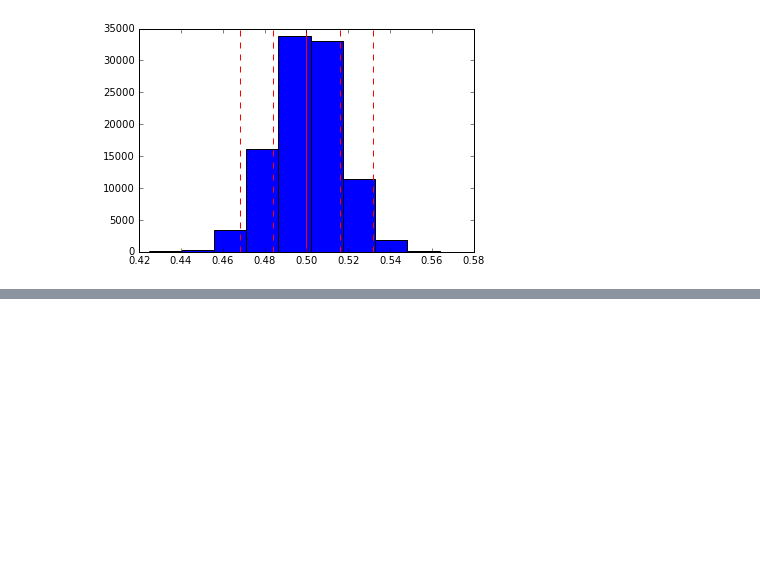
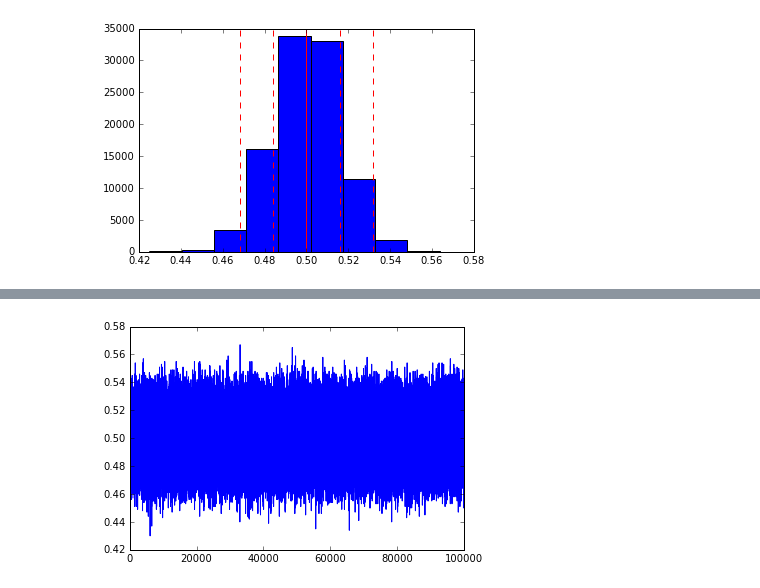
Before and after one commit to TRIYGH/flipping-out, a Jupyter notebook: coin_flips.ipynb, the cells around one changed output, grey strips where cells are left out. Drawn from its saved outputs; the diff is of its cells as text; code cells hidden in the pictures; blank space fills up the shorter version.

```diff
--- a/coin_flips.ipynb
+++ b/coin_flips.ipynb
@@ -287,0 +281,11 @@ plt.show()
+# %%
+hl, tl = hundredK(1000)
+
+h_ratio = []
+for i in range(100000):
+    h_ratio.append(hl[i]/tl[i])
+
+plt.plot(h_ratio)
+plt.show()
+# %% [output]
+[figure, added]
```
Also changed, not shown: parts of 1 cell of this notebook.
